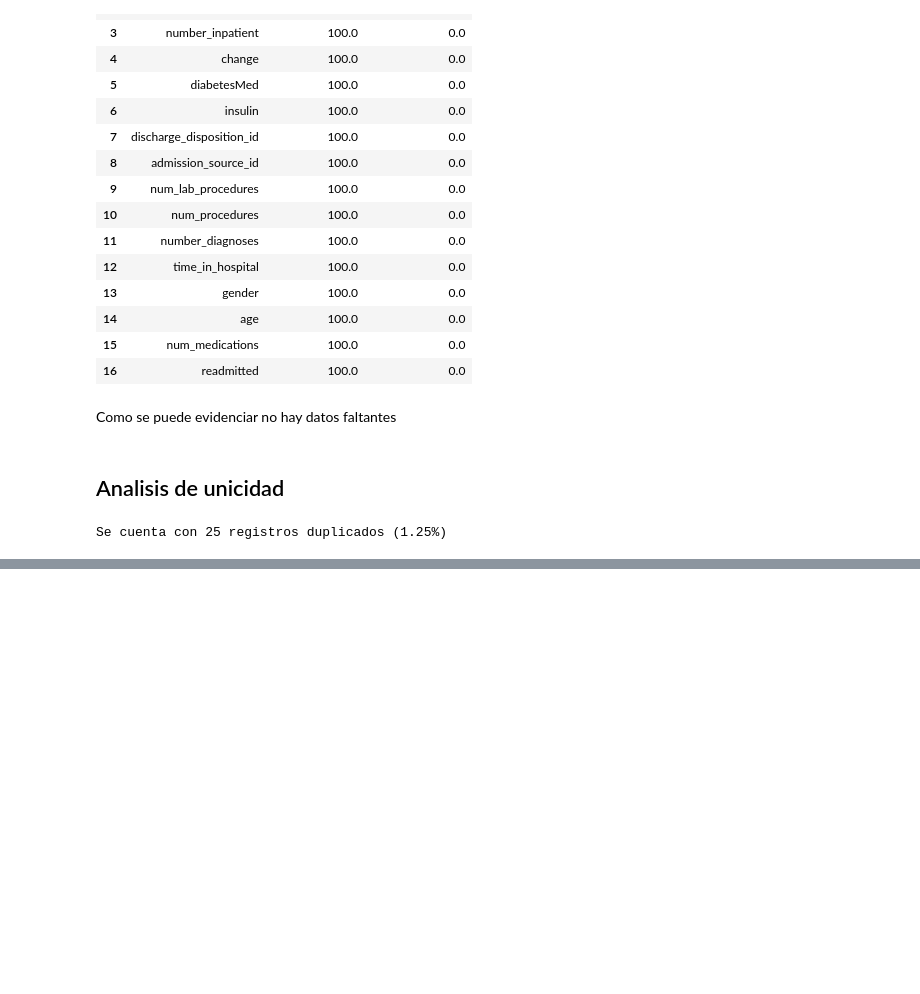
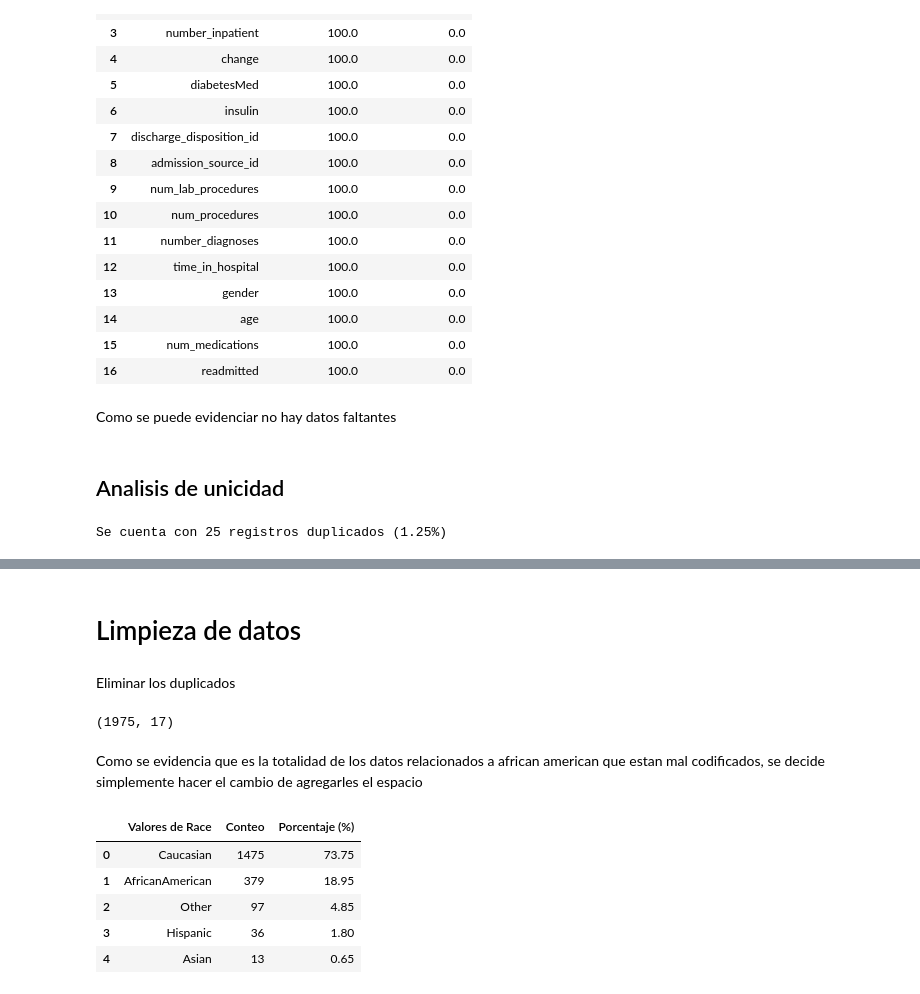
Before and after one commit to NataliaVillegasC/Simulacro-parcial1, a Jupyter notebook: SimulacroNatalia.ipynb, the cells around one changed output, grey strips where cells are left out. Saved outputs shown, nothing was run; the diff lists cells and outputs as text; code cells hidden in the pictures; blank space fills up the shorter version.

Commit message:
Limpieza

```diff
--- a/SimulacroNatalia.ipynb
+++ b/SimulacroNatalia.ipynb
@@ -271,0 +300,2 @@ Se cuenta con 25 registros duplicados (1.25%)
+# %% [markdown]
+# Limpieza de datos
@@ -271,0 +304,19 @@ Se cuenta con 25 registros duplicados (1.25%)
+# %% [markdown]
+Eliminar los duplicados
+# %%
+df_modified = df_modified.drop_duplicates()
+df_modified.shape
+# %% [output]
+(1975, 17)
+# %% [markdown]
+Como se evidencia que es la totalidad de los datos relacionados a african american que estan mal codificados, se decide simplemente hacer el cambio de agregarles el espacio
+# %%
+atributosCategoricos = df['race'].value_counts()
+pd.DataFrame({'Valores de Race': atributosCategoricos.index, 'Conteo': atributosCategoricos.values, 'Porcentaje (%)': atributosCategoricos.values * 100 / atributosCategoricos.values.sum()}).sort_values(by='Conteo', ascending=False)
+# %% [output]
+|  | Valores de Race | Conteo | Porcentaje (%) |
+| 0 | Caucasian | 1475 | 73.75 |
+| 1 | AfricanAmerican | 379 | 18.95 |
+| 2 | Other | 97 | 4.85 |
+| 3 | Hispanic | 36 | 1.80 |
+| 4 | Asian | 13 | 0.65 |
```
Also changed, not shown: parts of 10 cells of this notebook.
